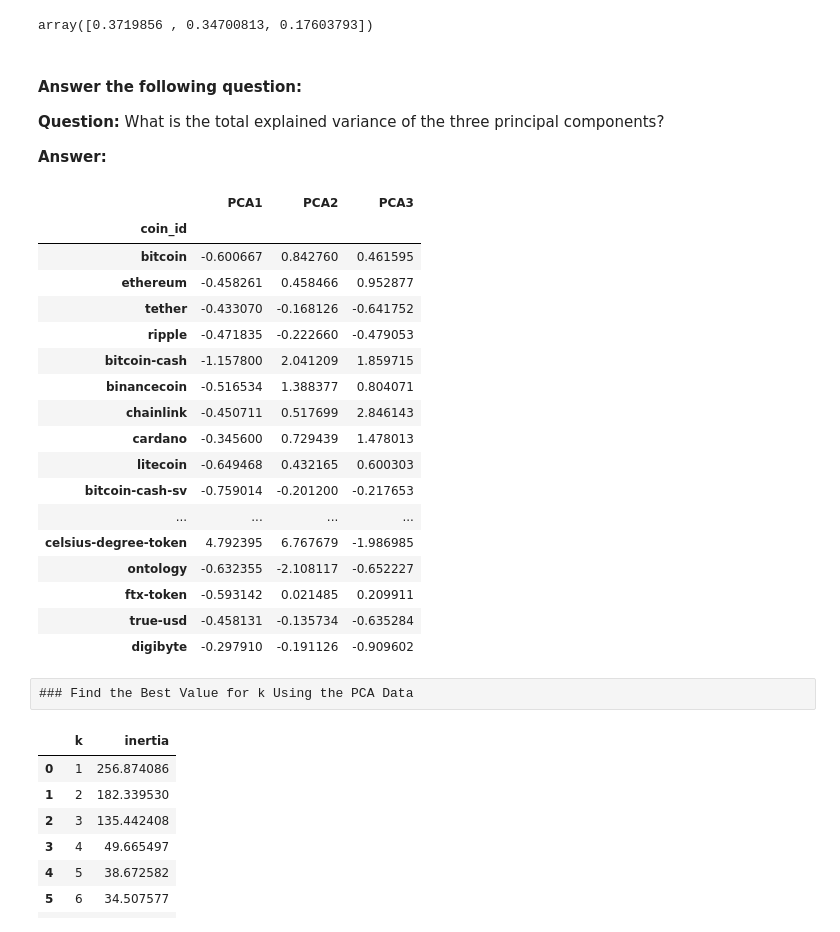
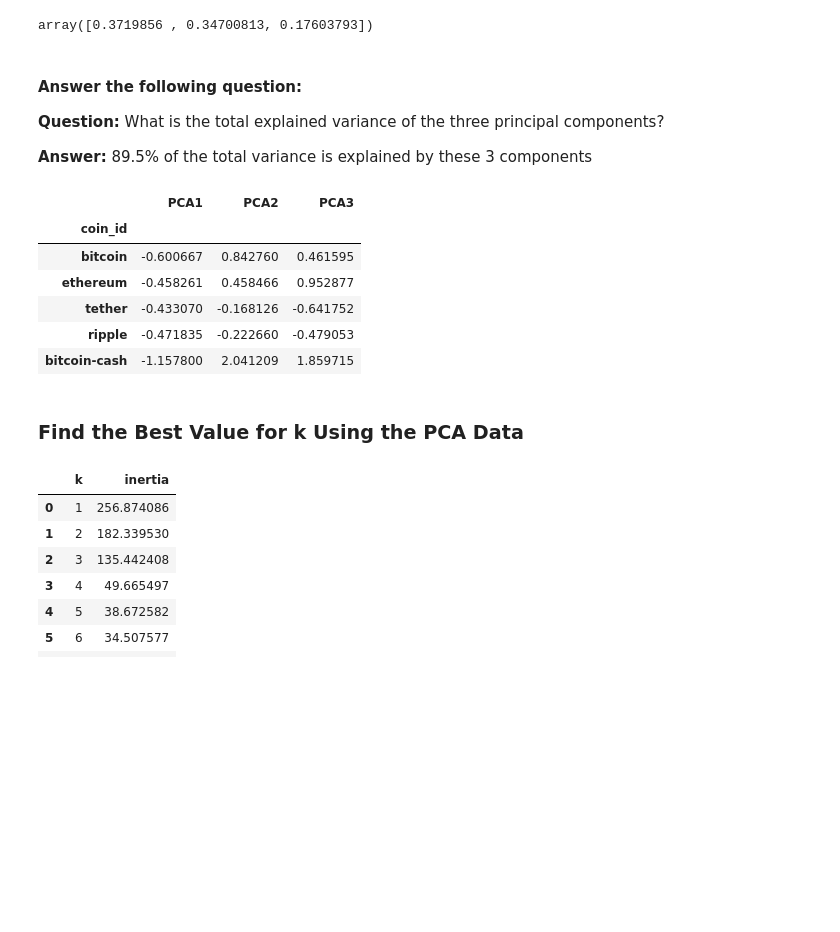
Before and after one commit to rvalcich/CryptoClustering, a Jupyter notebook: Crypto_Clustering.ipynb, the cells around one changed output. Drawn from its saved outputs; the diff is of its cells as text; code cells hidden in the pictures; blank space fills up the shorter version.

```diff
--- a/Crypto_Clustering.ipynb
+++ b/Crypto_Clustering.ipynb
@@ -50,10 +50,10 @@ stock_data_scaled_df = pd.DataFrame (stock_data_scaled, columns = ['price_change
                     'price_change_percentage_60d', 'price_change_percentage_200d', 'price_change_percentage_1y'])
 
 # Copy the crypto names from the original data
-stock_data_scaled_df['crypto_names'] = market_data_df.index
+stock_data_scaled_df['coin_id'] = market_data_df.index
 
 # Set the coinid column as index
-stock_data_scaled_df = stock_data_scaled_df.set_index('crypto_names')
+stock_data_scaled_df = stock_data_scaled_df.set_index('coin_id')
 
 # Display sample data
 stock_data_scaled_df.head(5)
@@ -194,45 +194,34 @@ array([0.3719856 , 0.34700813, 0.17603793])
 
 **Question:** What is the total explained variance of the three principal components?
 
-**Answer:**
+**Answer:** 89.5% of the total variance is explained by these 3 components
 # %%
 # Create a new DataFrame with the PCA data.
 # Note: The code for this step is provided for you
 # Note to reviewers: this code was NOT provided to us
 # If it was, I have no idea where it was provided
 
 # Creating a DataFrame with the PCA data
 stocks_pca_df = pd.DataFrame(stocks_pca_data, columns = ['PCA1', 'PCA2', 'PCA3'])
 
 # Copy the crypto names from the original data
-stocks_pca_df['coin_id'] = market_data_df.index
+stocks_pca_df['coin_id'] = stock_data_scaled_df.index
 
 # Set the coinid column as index
 stocks_pca_df = stocks_pca_df.set_index('coin_id')
 
 # Display sample data
-stocks_pca_df
+stocks_pca_df.head(5)
 # %% [output]
 |  | PCA1 | PCA2 | PCA3 |
 | coin_id |  |  |  |
 | bitcoin | -0.600667 | 0.842760 | 0.461595 |
 | ethereum | -0.458261 | 0.458466 | 0.952877 |
 | tether | -0.433070 | -0.168126 | -0.641752 |
 | ripple | -0.471835 | -0.222660 | -0.479053 |
 | bitcoin-cash | -1.157800 | 2.041209 | 1.859715 |
-| binancecoin | -0.516534 | 1.388377 | 0.804071 |
-| chainlink | -0.450711 | 0.517699 | 2.846143 |
-| cardano | -0.345600 | 0.729439 | 1.478013 |
-| litecoin | -0.649468 | 0.432165 | 0.600303 |
-| bitcoin-cash-sv | -0.759014 | -0.201200 | -0.217653 |
-| ... | ... | ... | ... |
-| celsius-degree-token | 4.792395 | 6.767679 | -1.986985 |
-| ontology | -0.632355 | -2.108117 | -0.652227 |
-| ftx-token | -0.593142 | 0.021485 | 0.209911 |
-| true-usd | -0.458131 | -0.135734 | -0.635284 |
-| digibyte | -0.297910 | -0.191126 | -0.909602 |
-# %% [raw]
-### Find the Best Value for k Using the PCA Data
+# %% [markdown]
+### Find the Best Value for k Using the PCA Data
 # %%
 # Create a list with the number of k-values to try
 # Use a range from 1 to 11
```
Also changed, not shown: parts of 11 cells of this notebook.
